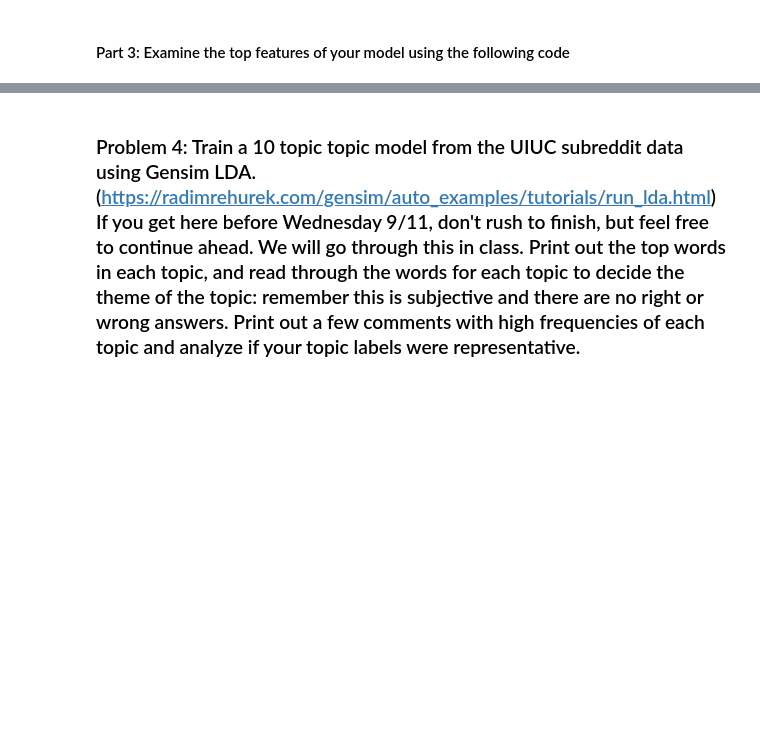
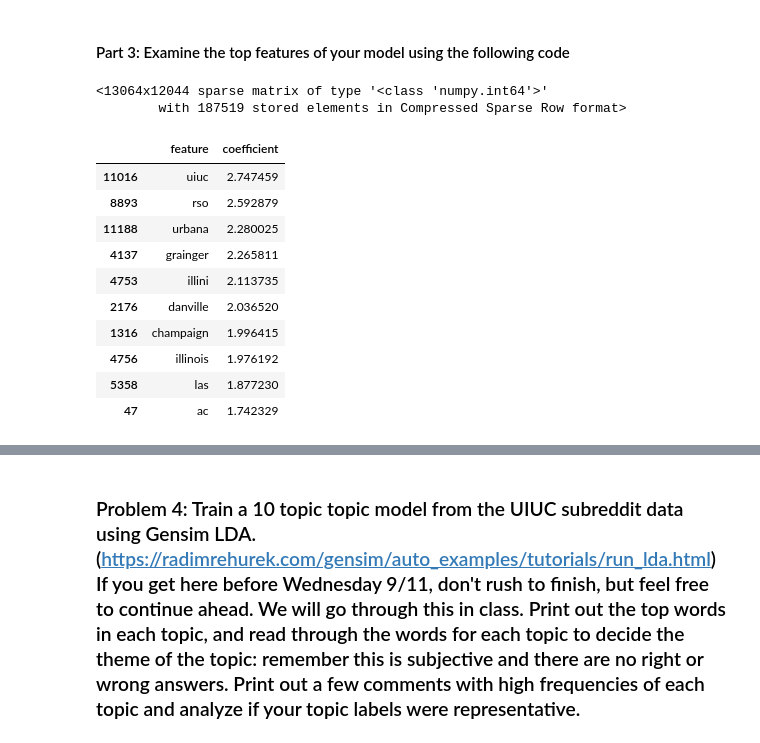
Before and after one commit to krishgolcha/project1-counting-words, a Jupyter notebook: project1.ipynb, the cells around one changed output, grey strips where cells are left out. Drawn from its saved outputs; the diff is of its cells as text; code cells hidden in the pictures; blank space fills up the shorter version.

```diff
--- a/project1.ipynb
+++ b/project1.ipynb
@@ -248,4 +381,9 @@ data=pd.concat([uiuc,mich])
 # %%
 #create a bag of words representation with count vectorizer
+vectorizer = CountVectorizer(min_df=3, max_df=0.3, ngram_range=(1,2))
+X = vectorizer.fit_transform(data['lemmatized_text'])
+y = data['label']
 # %%
 #train a logistic regression model using the bag of words features as X and the label column as y
+model = LogisticRegression(max_iter=500, solver='lbfgs')
+model.fit(X, y)
@@ -257,0 +401,26 @@ data=pd.concat([uiuc,mich])
+# %%
+# what is the accuracy of the model? Is it better or worse than previous?Why do you think it has changed?
+
+import numpy as np
+from sklearn.model_selection import train_test_split
+from sklearn.linear_model import LogisticRegression
+from sklearn.metrics import accuracy_score
+
+
+# Split dataset into train and test (80% train, 20% test)
+X_train, X_test, y_train, y_test = train_test_split(
+    X, y, test_size=0.2, random_state=42, shuffle=True
+)
+
+# Train a logistic regression model
+model = LogisticRegression(max_iter=500, solver='lbfgs')
+model.fit(X_train, y_train)
+
+# Make predictions on the test set
+y_pred = model.predict(X_test)
+
+# Calculate accuracy
+test_accuracy = accuracy_score(y_test, y_pred)
+
+# Output the accuracy of the model
+print("Test Accuracy:", test_accuracy)
@@ -260,8 +433,13 @@ data=pd.concat([uiuc,mich])
 # %%
 #get the coefficients of the model and plot the top 10 most positive and top 10 most negative coefficients
 #what do you notice about these words? Are they surprising or expected?
+# %%
+X
+# %% [output]
+<13064x12044 sparse matrix of type '<class 'numpy.int64'>'
+        with 187519 stored elements in Compressed Sparse Row format>
 # %%
-coefficients = pd.DataFrame({'feature': X.columns, 'coefficient': model.coef_[0]})
+coefficients = pd.DataFrame({'feature': vectorizer.get_feature_names_out(), 'coefficient': model.coef_[0]})
 coefficients = coefficients.sort_values('coefficient', ascending=False)
 top_10_positive = coefficients.head(10)
 top_10_negative = coefficients.tail(10)
@@ -269,0 +446,14 @@ top_10_negative = coefficients.tail(10)
+# %%
+top_10_positive
+# %% [output]
+|  | feature | coefficient |
+| 11016 | uiuc | 2.747459 |
+| 8893 | rso | 2.592879 |
+| 11188 | urbana | 2.280025 |
+| 4137 | grainger | 2.265811 |
+| 4753 | illini | 2.113735 |
+| 2176 | danville | 2.036520 |
+| 1316 | champaign | 1.996415 |
+| 4756 | illinois | 1.976192 |
+| 5358 | las | 1.877230 |
+| 47 | ac | 1.742329 |
```
Also changed, not shown: parts of 28 cells of this notebook.
